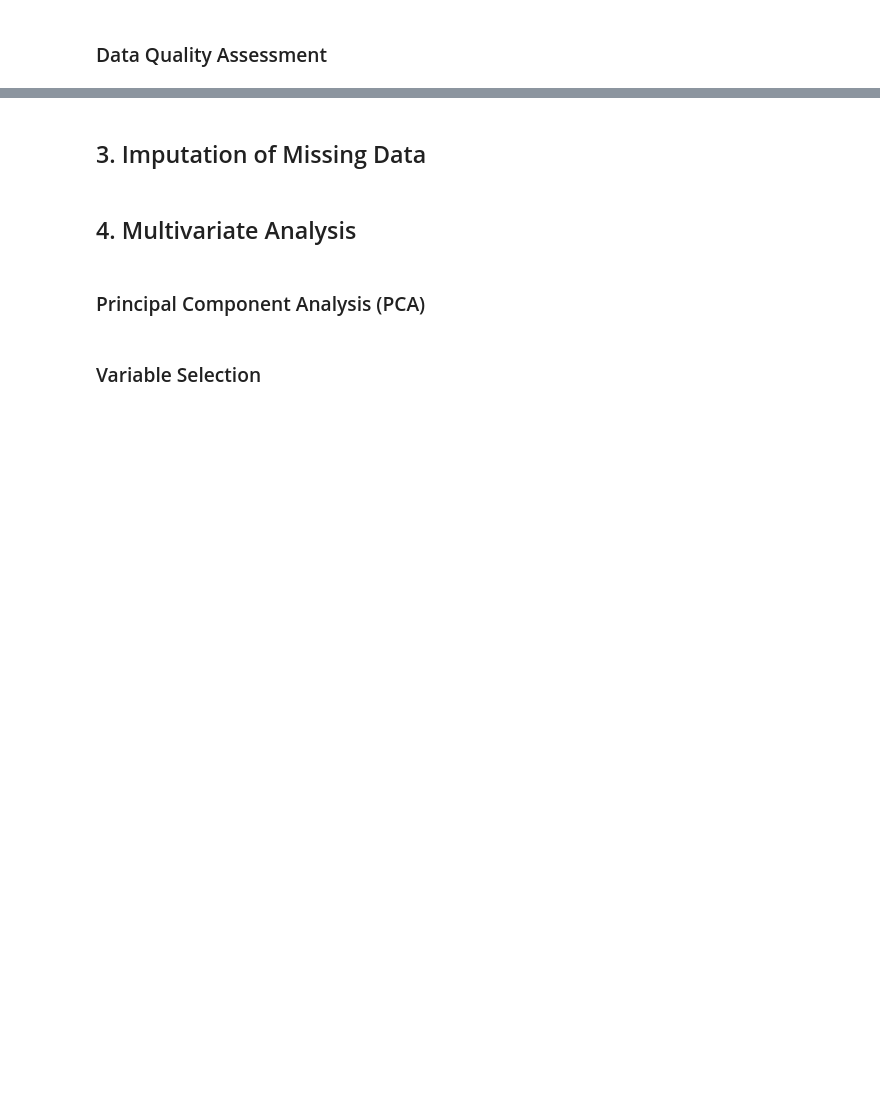
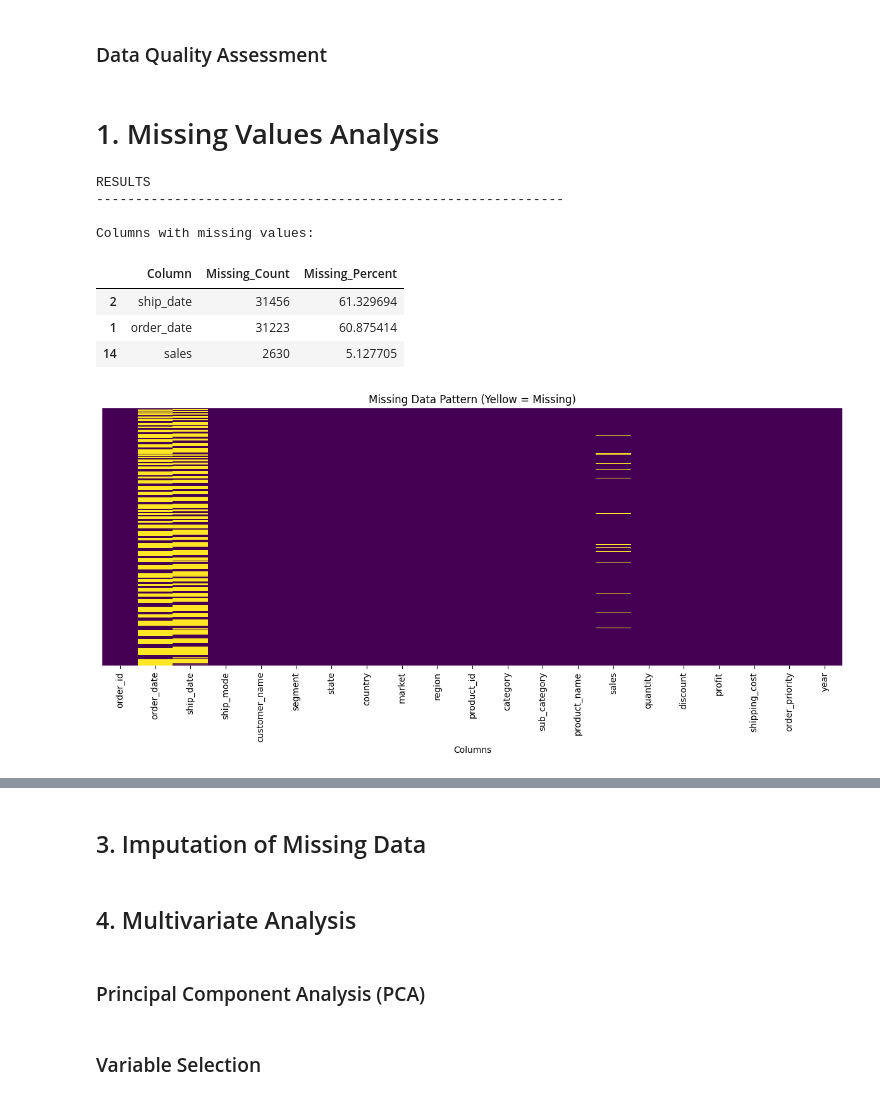
Before and after one commit to HaroldasT2/Data_Analysis_and_Visualisation_CA1, a Jupyter notebook: Indicator_analysis.ipynb, the cells around one changed output, grey strips where cells are left out. Saved outputs shown, nothing was run; the diff lists cells and outputs as text; code cells hidden in the pictures; blank space fills up the shorter version.

```diff
--- a/Indicator_analysis.ipynb
+++ b/Indicator_analysis.ipynb
@@ -217,2 +228,43 @@ dtype: object
 # %% [markdown]
 ### Data Quality Assessment
+# %% [markdown]
+# 1. Missing Values Analysis
+# %%
+import matplotlib.pyplot as plt
+import seaborn as sns
+
+print("\nRESULTS")
+print("-" * 60)
+missing_counts = df.isnull().sum()
+missing_percent = (df.isnull().sum() / len(df)) * 100
+
+missing_df = pd.DataFrame({
+    'Column': missing_counts.index,
+    'Missing_Count': missing_counts.values,
+    'Missing_Percent': missing_percent.values
+})
+missing_df = missing_df[missing_df['Missing_Count'] > 0].sort_values('Missing_Count', ascending=False)
+
+if len(missing_df) > 0:
+    print("\nColumns with missing values:")
+    display(missing_df)
+
+    # Visualize missing data
+    plt.figure(figsize=(12, 6))
+    sns.heatmap(df.isnull(), cbar=False, cmap='viridis', yticklabels=False)
+    plt.title('Missing Data Pattern (Yellow = Missing)')
+    plt.xlabel('Columns')
+    plt.tight_layout()
+    plt.show()
+else:
+    print("No missing values found in the dataset!")
+# %% [output]
+RESULTS
+------------------------------------------------------------
+
+Columns with missing values:
+|  | Column | Missing_Count | Missing_Percent |
+| 2 | ship_date | 31456 | 61.329694 |
+| 1 | order_date | 31223 | 60.875414 |
+| 14 | sales | 2630 | 5.127705 |
+[figure, added]
```
Also changed, not shown: parts of 20 cells of this notebook.
